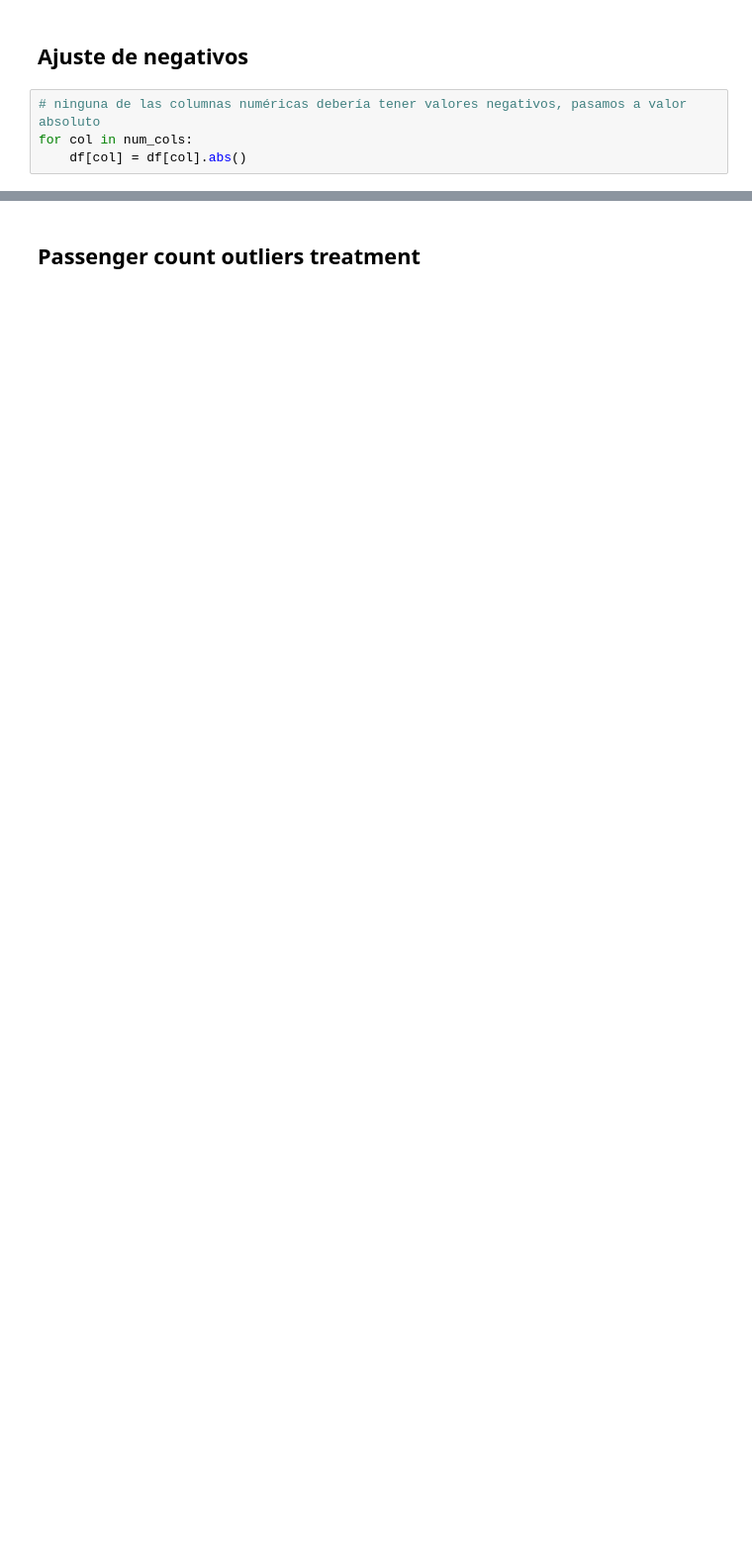
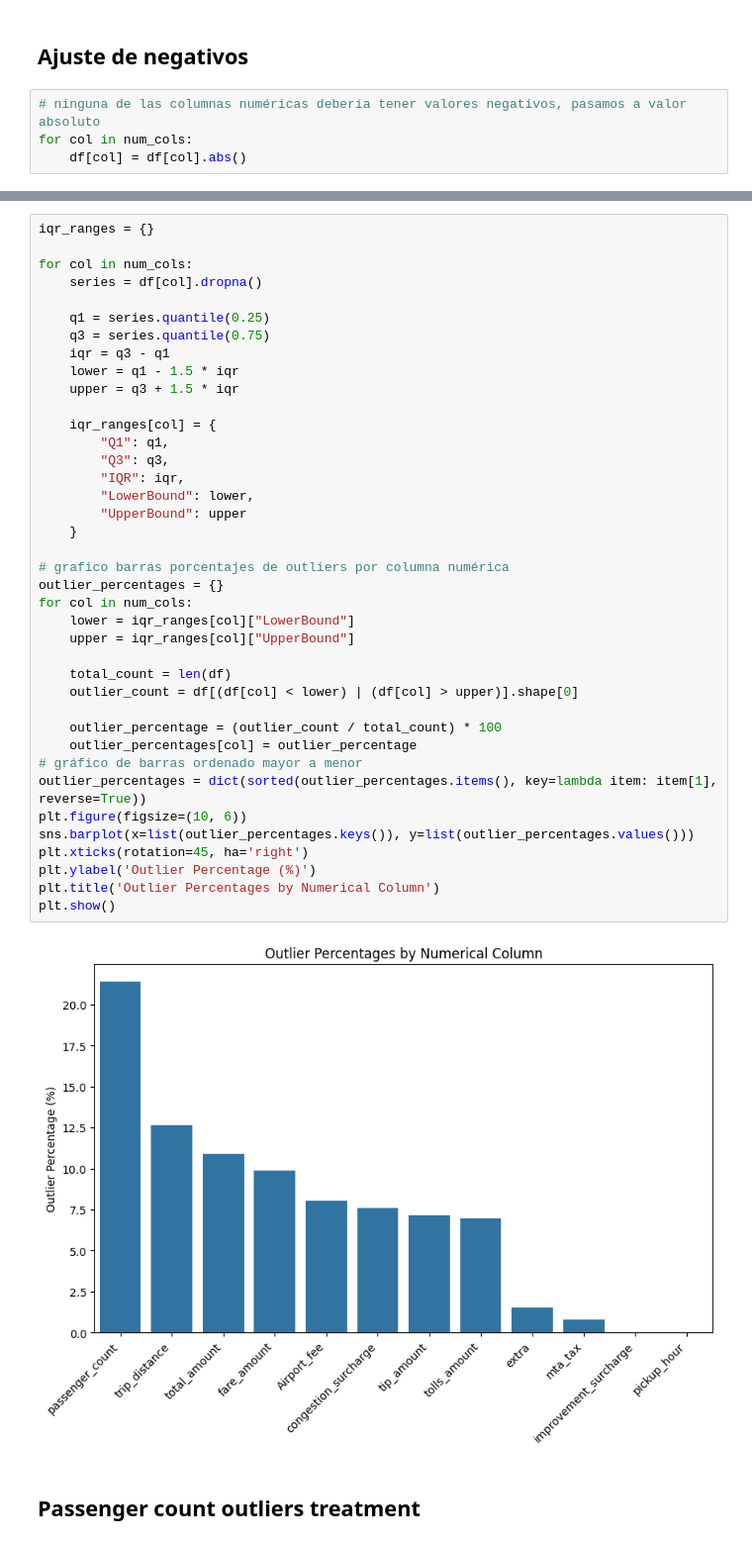
Before and after one commit to gasparrivollier/CEIA_AndD_TP_Grupo2, a Jupyter notebook: notebooks/AndD_tp_outliers_processing.ipynb, the cells around one changed output, grey strips where cells are left out. Shown at 99% size. Drawn from its saved outputs; the diff is of its cells as text; blank space fills up the shorter version.

Commit message:
trip distance outlier treatment

```diff
--- a/notebooks/AndD_tp_outliers_processing.ipynb
+++ b/notebooks/AndD_tp_outliers_processing.ipynb
@@ -81,3 +85,44 @@ for col in num_cols:
+# %%
+iqr_ranges = {}
+
+for col in num_cols:
+    series = df[col].dropna()
+
+    q1 = series.quantile(0.25)
+    q3 = series.quantile(0.75)
+    iqr = q3 - q1
+    lower = q1 - 1.5 * iqr
+    upper = q3 + 1.5 * iqr
+
+    iqr_ranges[col] = {
+        "Q1": q1,
+        "Q3": q3,
+        "IQR": iqr,
+        "LowerBound": lower,
+        "UpperBound": upper
+    }
+
+# grafico barras porcentajes de outliers por columna numérica
+outlier_percentages = {}
+for col in num_cols:
+    lower = iqr_ranges[col]["LowerBound"]
+    upper = iqr_ranges[col]["UpperBound"]
+
+    total_count = len(df)
+    outlier_count = df[(df[col] < lower) | (df[col] > upper)].shape[0]
+
+    outlier_percentage = (outlier_count / total_count) * 100
+    outlier_percentages[col] = outlier_percentage
+# gráfico de barras ordenado mayor a menor
+outlier_percentages = dict(sorted(outlier_percentages.items(), key=lambda item: item[1], reverse=True))
+plt.figure(figsize=(10, 6))
+sns.barplot(x=list(outlier_percentages.keys()), y=list(outlier_percentages.values()))
+plt.xticks(rotation=45, ha='right')
+plt.ylabel('Outlier Percentage (%)')
+plt.title('Outlier Percentages by Numerical Column')
+plt.show()
+# %% [output]
+[figure, added]
 # %% [markdown]
 ## Passenger count outliers treatment
 # %%
```
Also changed, not shown: parts of 11 cells of this notebook.
